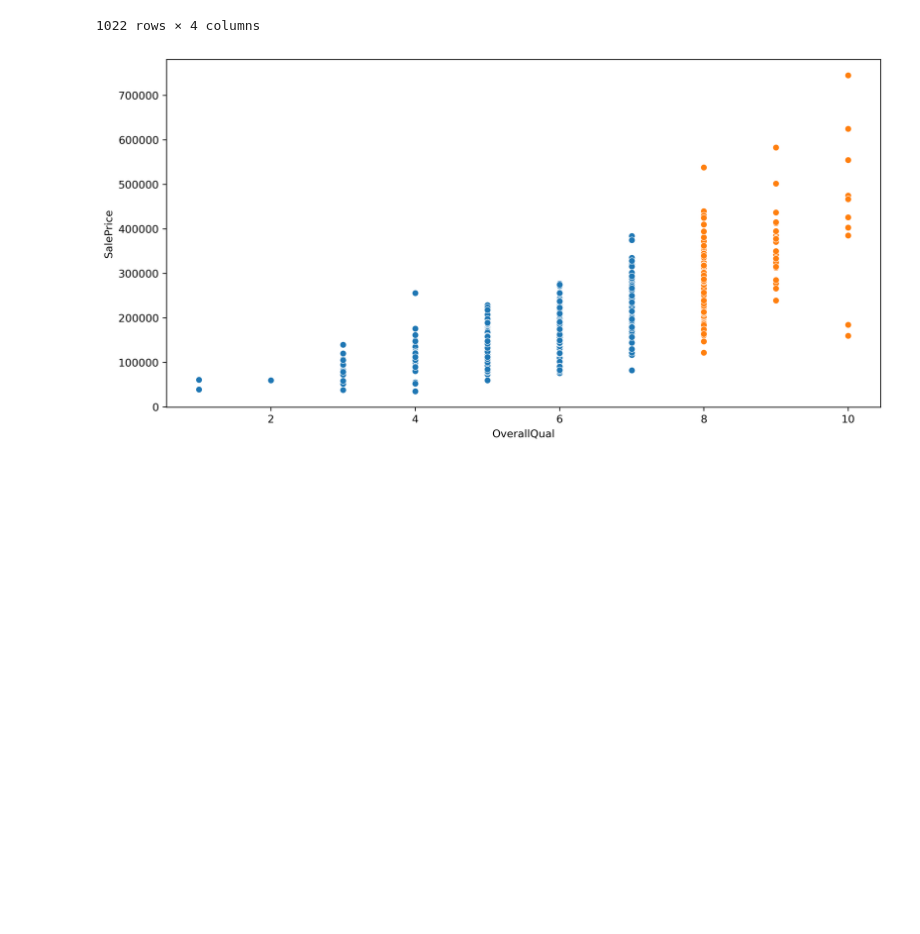
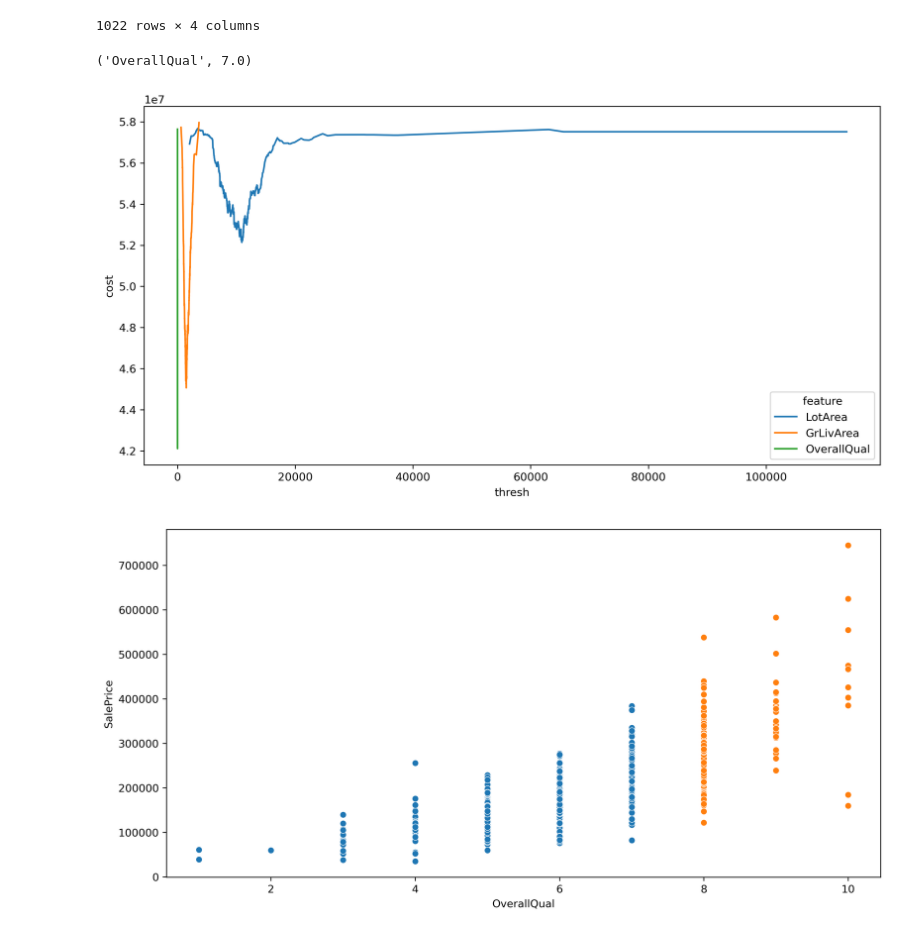
Before and after one commit to ashen007/Tree-based-regression-model, a Jupyter notebook: train.ipynb, the cells around one changed output. Saved outputs shown, nothing was run; the diff lists cells and outputs as text; code cells hidden in the pictures; blank space fills up the shorter version.

```diff
--- a/train.ipynb
+++ b/train.ipynb
@@ -100,3 +140,14 @@ train
+# %%
+feature,thresh,cost = BestSplit(x=['LotArea','GrLivArea','OverallQual'],y='SalePrice',data=train,interval=2).best_split()
+feature,thresh
+# %% [output]
+('OverallQual', 7.0)
+# %%
+plt.figure(figsize=[12,6],dpi=300)
+sns.lineplot(x='thresh',y='cost',data=cost,hue='feature')
+plt.show()
+# %% [output]
+[figure, added]
 # %%
 import regression_model as reg
 model = reg.TreeBuilder(train,'OverallQual','SalePrice',50,300)
```
Also changed, not shown: parts of 1 cell of this notebook, 1 other file.
